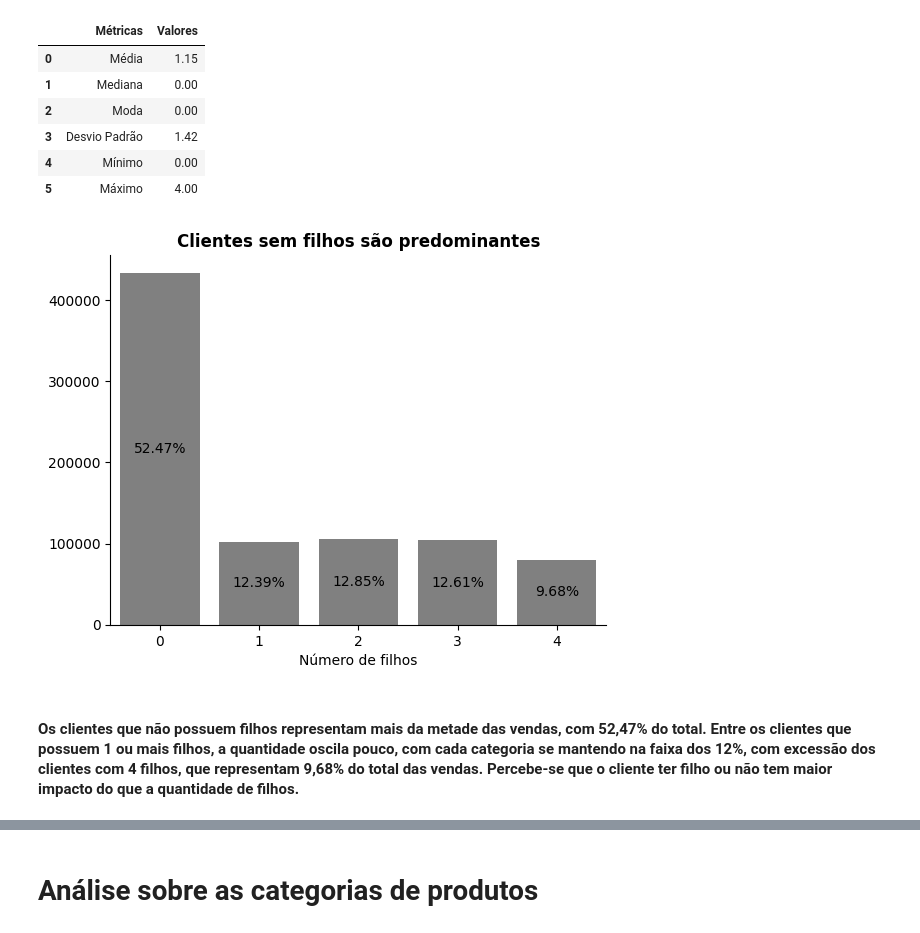
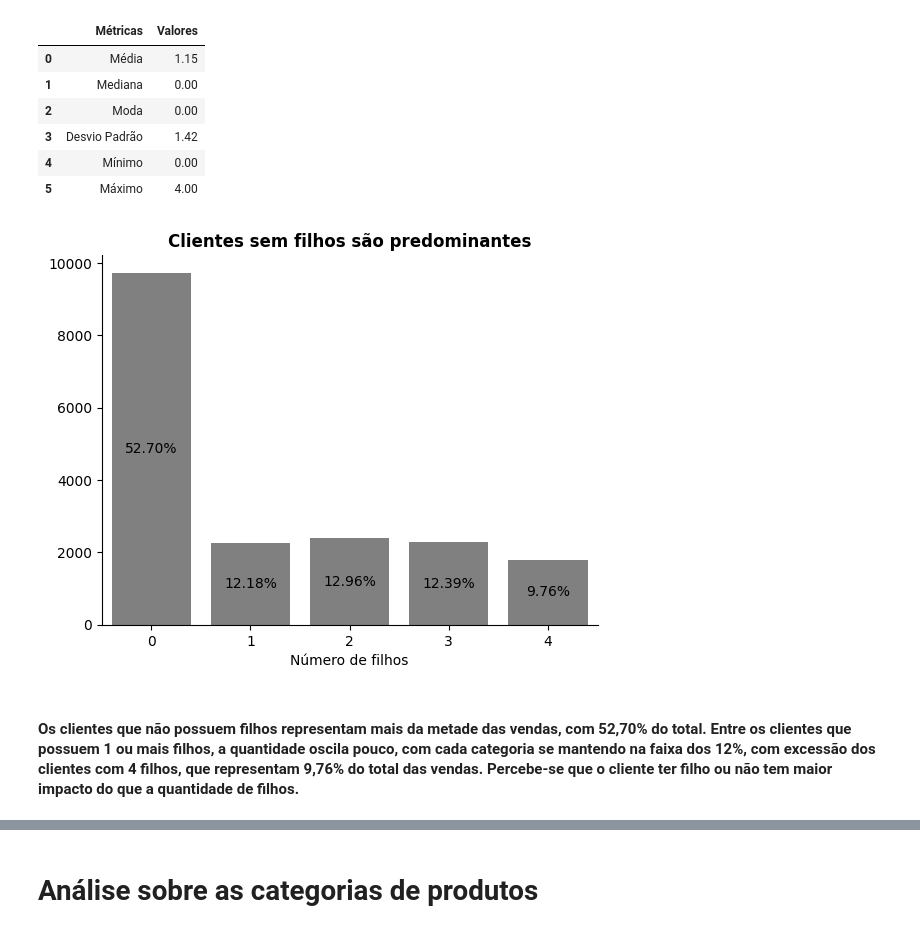
Before and after one commit to ruanguths/miniprojeto-RuanCarlosCostaGuths-T2, a Jupyter notebook: notebooks/visualizacao.ipynb, the cells around one changed output, grey strips where cells are left out. Cells and saved outputs as stored; diff of their text form; code cells hidden in the pictures.

```diff
--- a/notebooks/visualizacao.ipynb
+++ b/notebooks/visualizacao.ipynb
@@ -66,27 +66,31 @@ estatistica_filhos
 | 5 | Máximo | 4.00 |
 # %%
 #Criando gráfico de barras da relação número de filhos x qtd de vendas
-ax = sns.countplot(data=df, x="CL_FHL", color="gray")
+vendas_filhos = df.groupby(df["CL_FHL"])["CO_ID"].nunique().reset_index()
 
+ax = sns.barplot(data = vendas_filhos, x = "CL_FHL", y="CO_ID", color="gray")
+
+#Calculando e inserindo porcentagens no gráfico
+total_vendas_filhos = vendas_filhos["CO_ID"].sum()
 for barra in ax.patches:
     altura = barra.get_height()
-    percentual = (altura / len(df)) * 100
+    percentual = (altura / total_vendas_filhos) * 100
 
 # escreve sobre a barra
     ax.annotate(
         f"{percentual:.2f}%",
         (barra.get_x() + barra.get_width()/2, altura/2),
         ha="center",
         va="center"
     )
 
 #Configurando o gráfico
 plt.title("Clientes sem filhos são predominantes", weight="bold")
 plt.xlabel("Número de filhos")
 plt.ylabel("")
 sns.despine() # tira as bordas
 plt.show()
 # %% [output]
-[figure, old version]
+[figure, new version]
 # %% [markdown]
-<h4>Os clientes que não possuem filhos representam mais da metade das vendas, com 52,47% do total. Entre os clientes que possuem 1 ou mais filhos, a quantidade oscila pouco, com cada categoria se mantendo na faixa dos 12%, com excessão dos clientes com 4 filhos, que representam 9,68% do total das vendas. Percebe-se que o cliente ter filho ou não tem maior impacto do que a quantidade de filhos.
+<h4>Os clientes que não possuem filhos representam mais da metade das vendas, com 52,70% do total. Entre os clientes que possuem 1 ou mais filhos, a quantidade oscila pouco, com cada categoria se mantendo na faixa dos 12%, com excessão dos clientes com 4 filhos, que representam 9,76% do total das vendas. Percebe-se que o cliente ter filho ou não tem maior impacto do que a quantidade de filhos.
```
Also changed, not shown: parts of 7 cells of this notebook.
